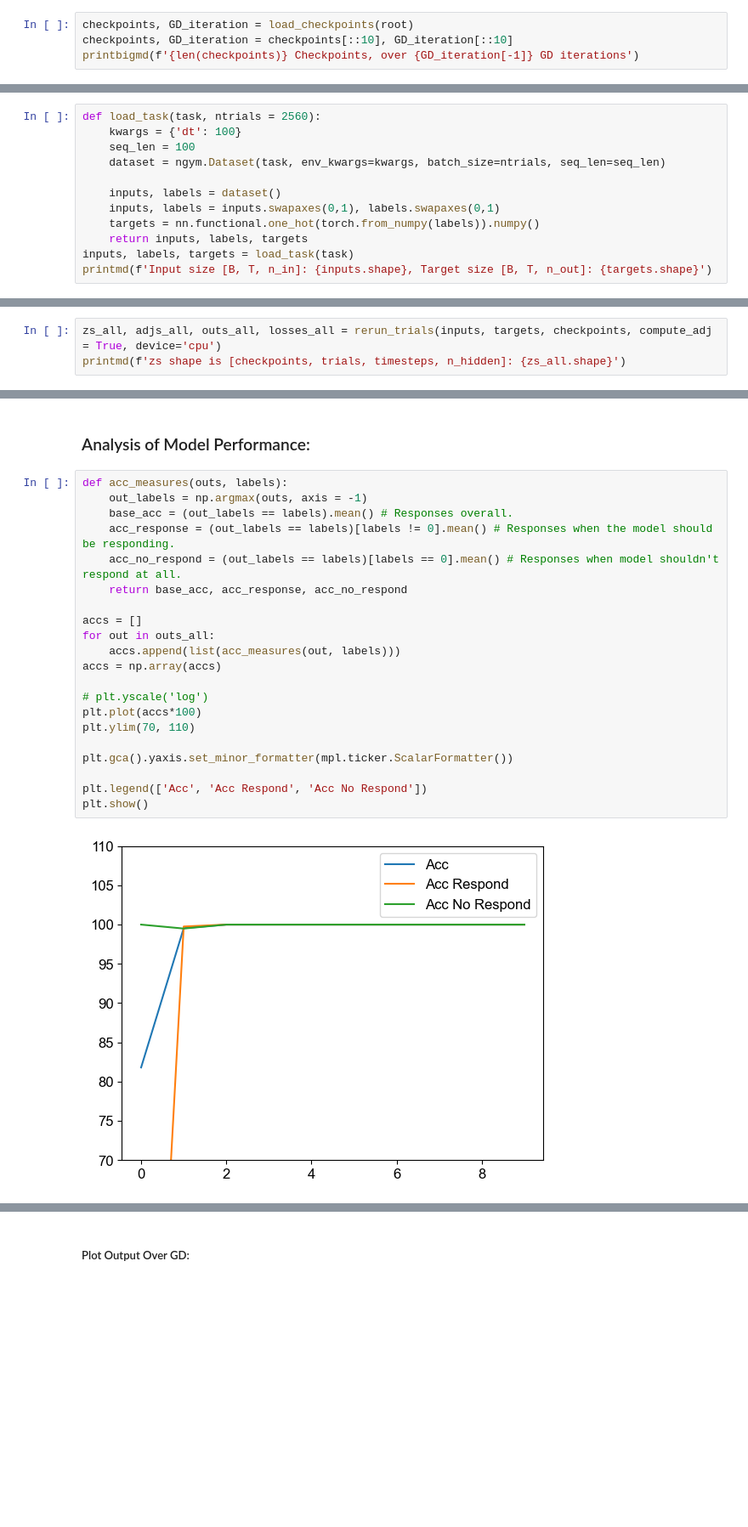
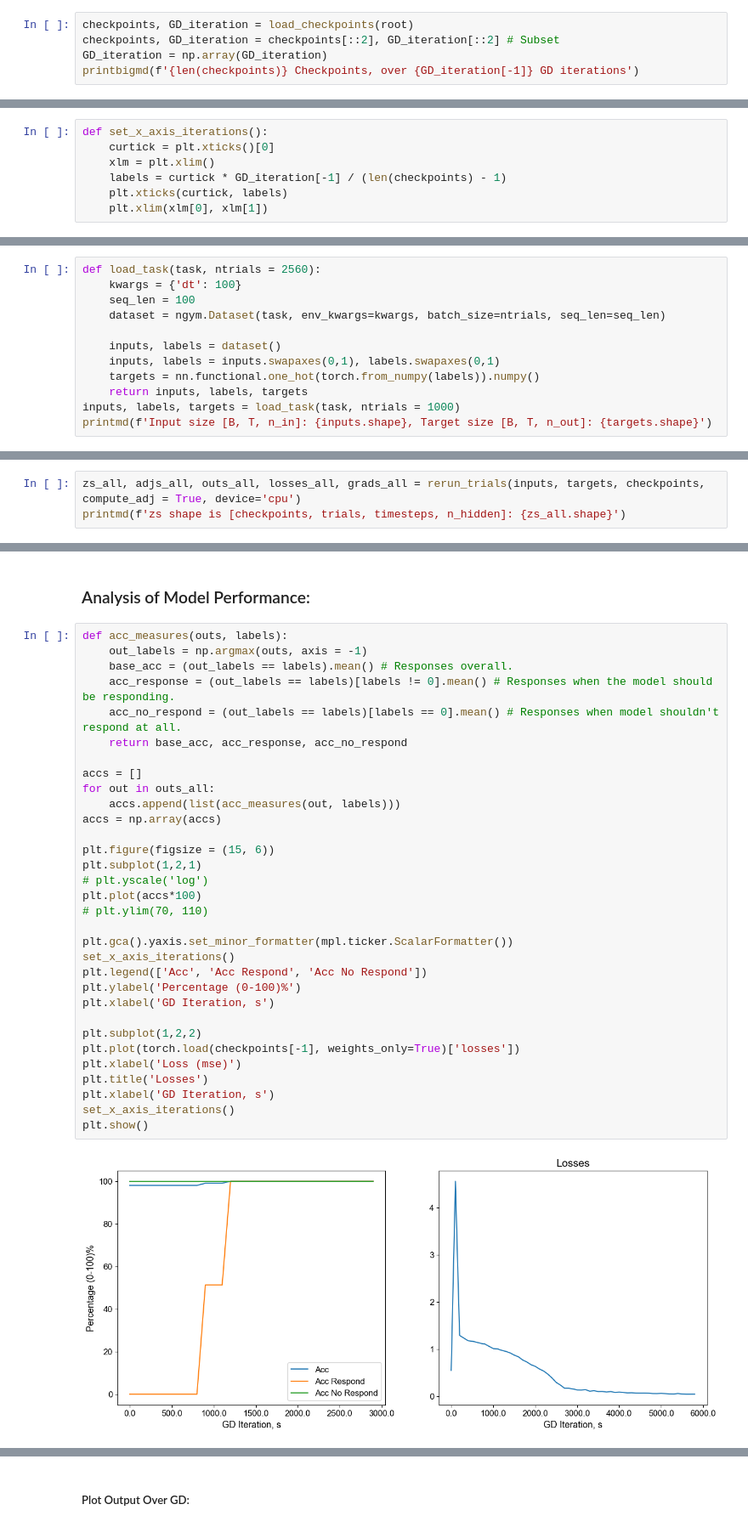
Before and after one commit to meeree/adjoint_dynamics, a Jupyter notebook: sweep_analysis.ipynb, the cells around one changed output, grey strips where cells are left out. Shown at 85% size. Saved outputs shown, nothing was run; the diff lists cells and outputs as text; blank space fills up the shorter version.

```diff
--- a/sweep_analysis.ipynb
+++ b/sweep_analysis.ipynb
@@ -62,5 +66,6 @@ printbigmd(f'Data root file: {root}')
 # %%
 checkpoints, GD_iteration = load_checkpoints(root)
-checkpoints, GD_iteration = checkpoints[::10], GD_iteration[::10]
+checkpoints, GD_iteration = checkpoints[::2], GD_iteration[::2] # Subset
+GD_iteration = np.array(GD_iteration)
 printbigmd(f'{len(checkpoints)} Checkpoints, over {GD_iteration[-1]} GD iterations')
 # %% [output]
@@ -68,3 +73,10 @@ printbigmd(f'{len(checkpoints)} Checkpoints, over {GD_iteration[-1]} GD iteratio
+# %%
+def set_x_axis_iterations():
+    curtick = plt.xticks()[0]
+    xlm = plt.xlim()
+    labels = curtick * GD_iteration[-1] / (len(checkpoints) - 1)
+    plt.xticks(curtick, labels)
+    plt.xlim(xlm[0], xlm[1])
 # %% [markdown]
 ## Analysis Begins...
 # %% [markdown]
@@ -79,6 +91,6 @@ def load_task(task, ntrials = 2560):
     inputs, labels = inputs.swapaxes(0,1), labels.swapaxes(0,1)
     targets = nn.functional.one_hot(torch.from_numpy(labels)).numpy()
     return inputs, labels, targets
-inputs, labels, targets = load_task(task)
+inputs, labels, targets = load_task(task, ntrials = 1000)
 printmd(f'Input size [B, T, n_in]: {inputs.shape}, Target size [B, T, n_out]: {targets.shape}')
 # %% [output]
@@ -86,7 +98,7 @@ printmd(f'Input size [B, T, n_in]: {inputs.shape}, Target size [B, T, n_out]: {t
 # %% [markdown]
 #### Rerun all checkpoint models on these data:
 # %%
-zs_all, adjs_all, outs_all, losses_all = rerun_trials(inputs, targets, checkpoints, compute_adj = True, device='cpu')
+zs_all, adjs_all, outs_all, losses_all, grads_all = rerun_trials(inputs, targets, checkpoints, compute_adj = True, device='cpu')
 printmd(f'zs shape is [checkpoints, trials, timesteps, n_hidden]: {zs_all.shape}')
 # %% [output]
 Re-evaluating on the Same Data.
@@ -96,23 +108,34 @@ Re-evaluating on the Same Data.
 # %%
 def acc_measures(outs, labels):
     out_labels = np.argmax(outs, axis = -1)
     base_acc = (out_labels == labels).mean() # Responses overall.
     acc_response = (out_labels == labels)[labels != 0].mean() # Responses when the model should be responding.
     acc_no_respond = (out_labels == labels)[labels == 0].mean() # Responses when model shouldn't respond at all.
     return base_acc, acc_response, acc_no_respond
 
 accs = []
 for out in outs_all:
     accs.append(list(acc_measures(out, labels)))
 accs = np.array(accs)
 
+plt.figure(figsize = (15, 6))
+plt.subplot(1,2,1)
 # plt.yscale('log')
 plt.plot(accs*100)
-plt.ylim(70, 110)
+# plt.ylim(70, 110)
 
 plt.gca().yaxis.set_minor_formatter(mpl.ticker.ScalarFormatter())
+set_x_axis_iterations()
+plt.legend(['Acc', 'Acc Respond', 'Acc No Respond'])
+plt.ylabel('Percentage (0-100)%')
+plt.xlabel('GD Iteration, s')
 
-plt.legend(['Acc', 'Acc Respond', 'Acc No Respond'])
+plt.subplot(1,2,2)
+plt.plot(torch.load(checkpoints[-1], weights_only=True)['losses'])
+plt.xlabel('Loss (mse)')
+plt.title('Losses')
+plt.xlabel('GD Iteration, s')
+set_x_axis_iterations()
 plt.show()
 # %% [output]
-[figure, old version]
+[figure, new version]
```
Also changed, not shown: parts of 33 cells of this notebook, 7 other files.
